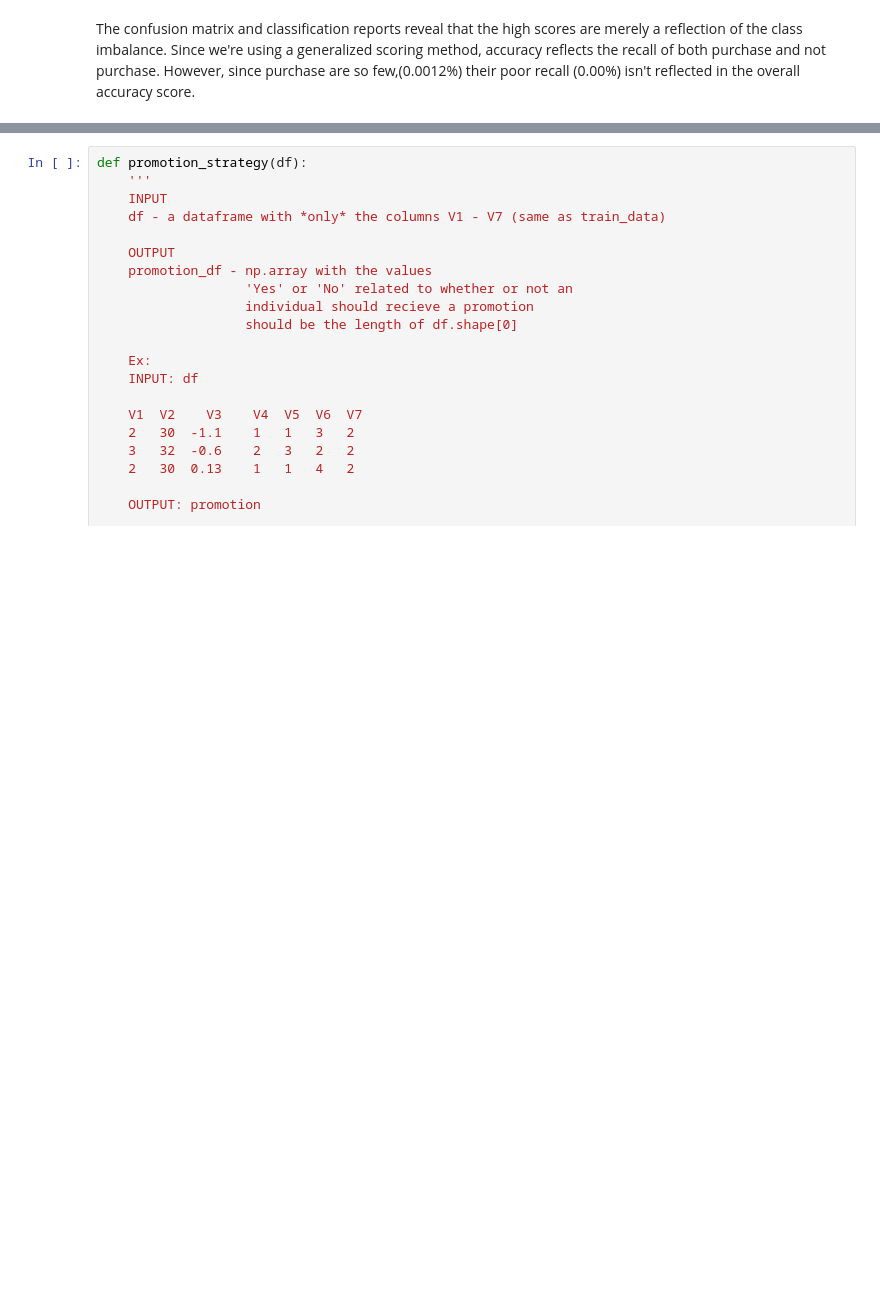
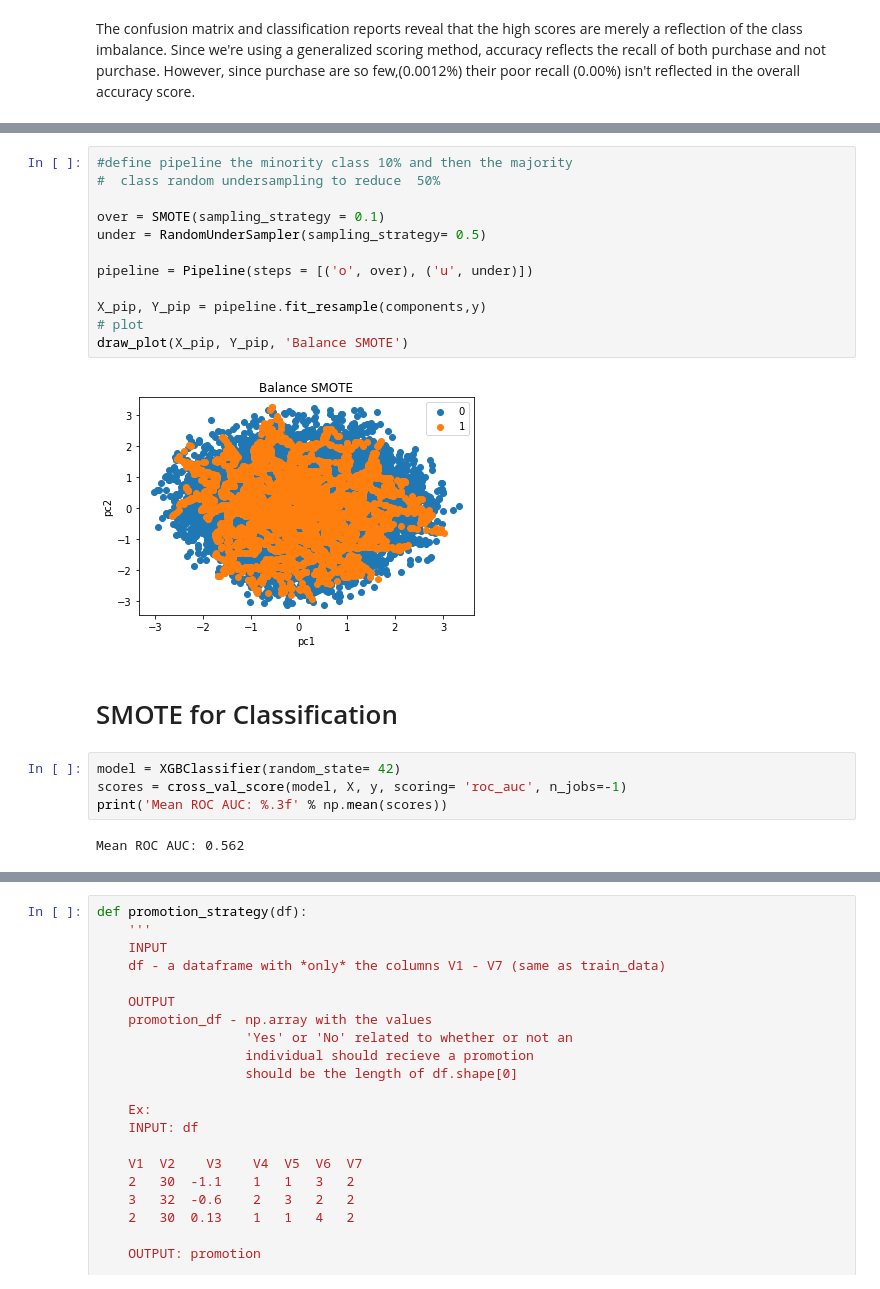
Before and after one commit to TeddyTessema/Starbucks-promotion-experiment, a Jupyter notebook: Starbucks.ipynb, the cells around one changed output, grey strips where cells are left out. Drawn from its saved outputs; the diff is of its cells as text; blank space fills up the shorter version.

```diff
--- a/Starbucks.ipynb
+++ b/Starbucks.ipynb
@@ -308,0 +412,22 @@ The confusion matrix and classification reports reveal that the high scores are
+# %%
+#define pipeline the minority class 10% and then the majority
+#  class random undersampling to reduce  50%
+
+over = SMOTE(sampling_strategy = 0.1)
+under = RandomUnderSampler(sampling_strategy= 0.5)
+
+pipeline = Pipeline(steps = [('o', over), ('u', under)])
+
+X_pip, Y_pip = pipeline.fit_resample(components,y)
+# plot
+draw_plot(X_pip, Y_pip, 'Balance SMOTE')
+# %% [output]
+[figure, added]
+# %% [markdown]
+# SMOTE for Classification
+# %%
+model = XGBClassifier(random_state= 42)
+scores = cross_val_score(model, X, y, scoring= 'roc_auc', n_jobs=-1)
+print('Mean ROC AUC: %.3f' % np.mean(scores))
+# %% [output]
+Mean ROC AUC: 0.562
```
Also changed, not shown: parts of 29 cells of this notebook.
